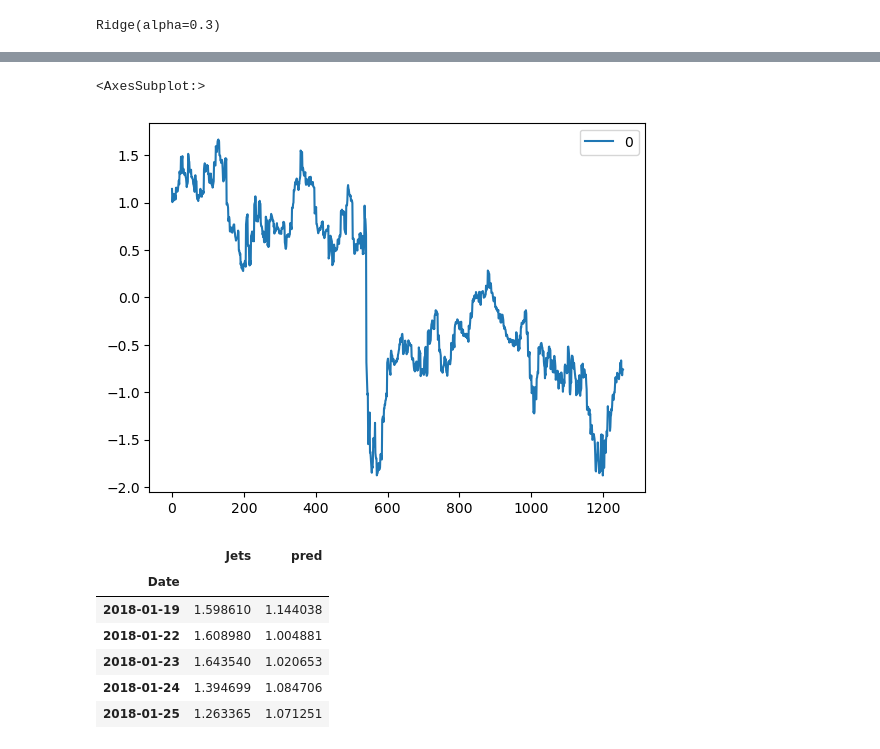
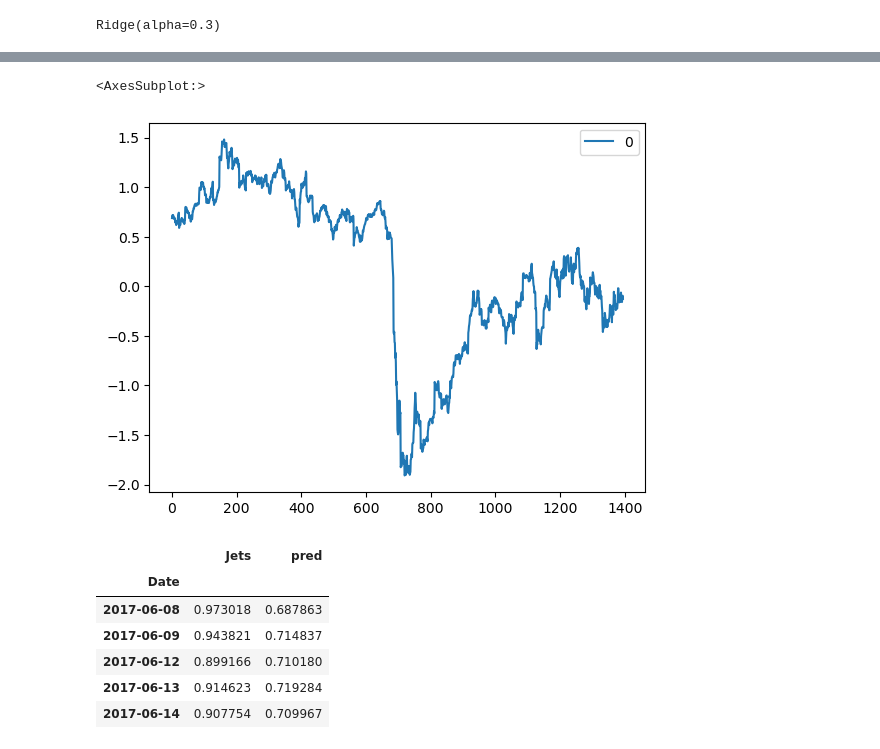
Before and after one commit to glisjohnson/Project_2, a Jupyter notebook: ML_1.ipynb, the cells around one changed output, grey strips where cells are left out. Cells and saved outputs as stored; diff of their text form; code cells hidden in the pictures.

Commit message:
added code to and changed the data timeframe

```diff
--- a/ML_1.ipynb
+++ b/ML_1.ipynb
@@ -50,7 +75,5 @@ y.head()
-# %%
-X_train, X_test, y_train, y_test = train_test_split(X, y, random_state=1)
 # %%
-pca=PCA(n_components=4)
+pca=PCA(n_components=5)
 # %%
 # Fit the PCA model on the transformed credit card DataFrame
 X_train_data_pca = pca.fit_transform(X_train)
@@ -72,7 +95,7 @@ sum(pca.explained_variance_ratio_)
 # Create the PCA DataFrame
 X_train_data_pca_df = pd.DataFrame(
     X_train_data_pca,
-    columns=["PCA1", "PCA2", "PCA3", "PCA4"]
+    columns=["PCA1", "PCA2", "PCA3", "PCA4", "PCA5"]
 )
 
 # Review the PCA DataFrame
@@ -90,9 +113,9 @@ X_test_data_df = pca.transform(X_test)
 # Create the PCA DataFrame
 X_test_data_pca_df = pd.DataFrame(
     X_test_data_df,
-    columns=["PCA1", "PCA2", "PCA3", "PCA4"]
+    columns=["PCA1", "PCA2", "PCA3", "PCA4", "PCA5"]
 )
 
 # Review the PCA DataFrame
-X_test_data_pca_df.head()
+X_test_data_pca_df.describe()
 # %% [output]
@@ -143,7 +150,7 @@ Pred_total_data = ridge_model.predict(X_test_total_pca_df)
 # %%
-Pred_total_data_df = pd.DataFrame(Pred_total_data)
+Pred_total_data_df = pd.DataFrame(pred_test_ridge)
 Pred_total_data_df.plot()
 # %% [output]
 <AxesSubplot:>
-[figure, old version]
+[figure, new version]
 # %%
@@ -151,14 +158,14 @@ df_plot_data =y.copy()
 # %%
-df_plot_data["pred"] = Pred_total_data
+df_plot_data["pred"] = pred_test_ridge
 df_plot_data.head()
 # %% [output]
 |  | Jets | pred |
 | Date |  |  |
-| 2018-01-19 | 1.598610 | 1.144038 |
-| 2018-01-22 | 1.608980 | 1.004881 |
-| 2018-01-23 | 1.643540 | 1.020653 |
-| 2018-01-24 | 1.394699 | 1.084706 |
-| 2018-01-25 | 1.263365 | 1.071251 |
+| 2017-06-08 | 0.973018 | 0.687863 |
+| 2017-06-09 | 0.943821 | 0.714837 |
+| 2017-06-12 | 0.899166 | 0.710180 |
+| 2017-06-13 | 0.914623 | 0.719284 |
+| 2017-06-14 | 0.907754 | 0.709967 |
 # %%
 df_plot_data.plot()
 # %% [output]
```
Also changed, not shown: parts of 17 cells of this notebook, 9 other files.
